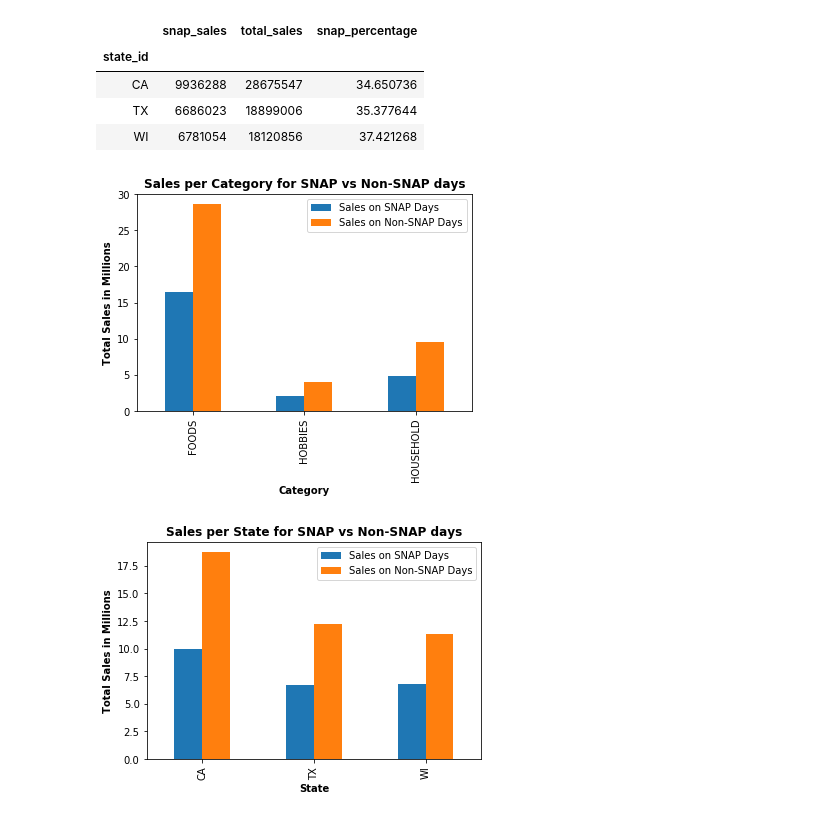
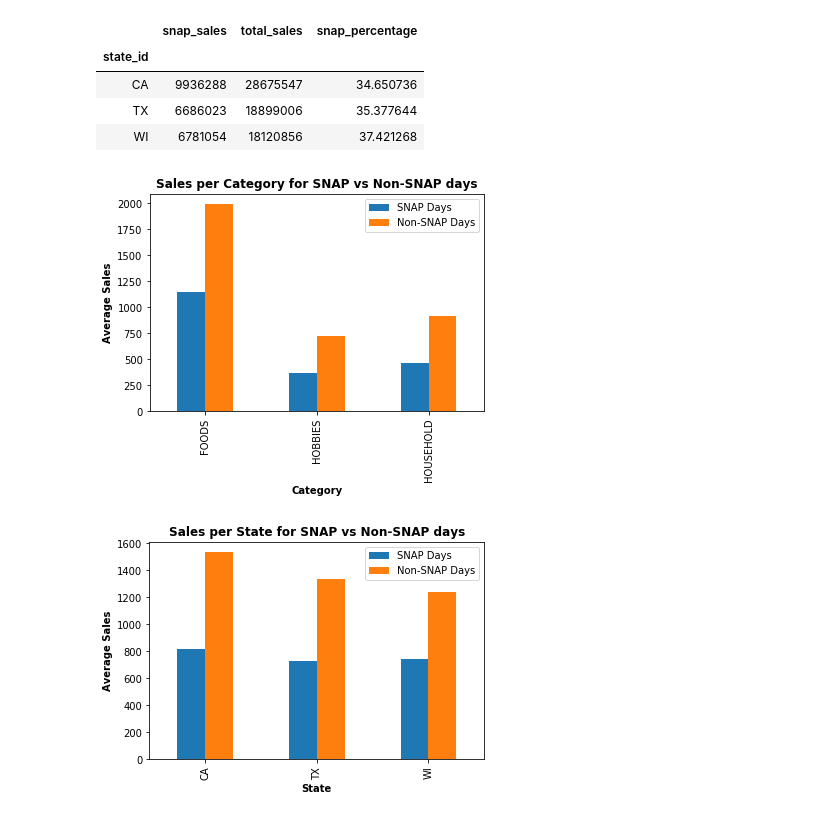
Before and after one commit to rka97/BigDataM5Project, a Jupyter notebook: code/data_exploration.ipynb, the cells around one changed output. Saved outputs shown, nothing was run; the diff lists cells and outputs as text; code cells hidden in the pictures.

```diff
--- a/code/data_exploration.ipynb
+++ b/code/data_exploration.ipynb
@@ -15,7 +16,7 @@ from functools import reduce
 # %% [markdown]
 ## Read and explore Calender.csv
 # %%
-calender = pd.read_csv('data/calendar.csv', parse_dates=['date'])
+calender = pd.read_csv('../data/calendar.csv', parse_dates=['date'])
 print("Calender Sample")
 calender.head()
 # %% [output]
@@ -154,7 +155,7 @@ SNAP days for each month across the years for all the states
 # %% [markdown]
 ## Read and explore sales_train_validation.csv
 # %%
-sales = pd.read_csv('data/sales_train_validation.csv')
+sales = pd.read_csv('../data/sales_train_validation.csv')
 print("Sales Data Sample")
 sales.head()
 # %% [output]
@@ -1145,20 +1223,20 @@ Percentage of SNAP sales given a state
 | TX | 6686023 | 18899006 | 35.377644 |
 | WI | 6781054 | 18120856 | 37.421268 |
 # %%
-cat_snap = sales_snap.groupby(['cat_id']).agg({"snap_sales":"sum", "non_snap_sales":"sum"}).apply(lambda x: x / 1000000).plot(kind='bar')
+cat_snap = sales_snap.groupby(['cat_id']).agg({"snap_sales":"mean", "non_snap_sales":"mean"}).apply(lambda x: x ).plot(kind='bar')
 plt.title("Sales per Category for SNAP vs Non-SNAP days",fontweight = "bold")
 plt.xlabel("Category",fontweight = "bold")
-plt.ylabel("Total Sales in Millions",fontweight = "bold")
-plt.legend(labels=['Sales on SNAP Days', 'Sales on Non-SNAP Days'])
-plt.savefig("Sales per Category for SNAP vs Non-SNAP days.pdf", bbox_inches = 'tight')
+plt.ylabel("Average Sales",fontweight = "bold")
+plt.legend(labels=['SNAP Days', 'Non-SNAP Days'])
+plt.savefig("Average Sales per Category for SNAP vs Non-SNAP days.pdf", bbox_inches = 'tight')
 # %% [output]
-[figure, old version]
+[figure, new version]
 # %%
-state_snap = sales_snap.groupby(['state_id']).agg({"snap_sales":"sum", "non_snap_sales":"sum"}).apply(lambda x: x / 1000000).plot(kind='bar')
+state_snap = sales_snap.groupby(['state_id']).agg({"snap_sales":"mean", "non_snap_sales":"mean"}).apply(lambda x: x).plot(kind='bar')
 plt.title("Sales per State for SNAP vs Non-SNAP days",fontweight = "bold")
 plt.xlabel("State",fontweight = "bold")
-plt.ylabel("Total Sales in Millions",fontweight = "bold")
-plt.legend(labels=['Sales on SNAP Days', 'Sales on Non-SNAP Days'])
-plt.savefig("Sales per State for SNAP vs Non-SNAP days.pdf", bbox_inches = 'tight')
+plt.ylabel("Average Sales",fontweight = "bold")
+plt.legend(labels=['SNAP Days', 'Non-SNAP Days'])
+plt.savefig("Average Sales per State for SNAP vs Non-SNAP days.pdf", bbox_inches = 'tight')
 # %% [output]
-[figure, old version]
+[figure, new version]
```
Also changed, not shown: parts of 43 cells of this notebook, 53 other files.
